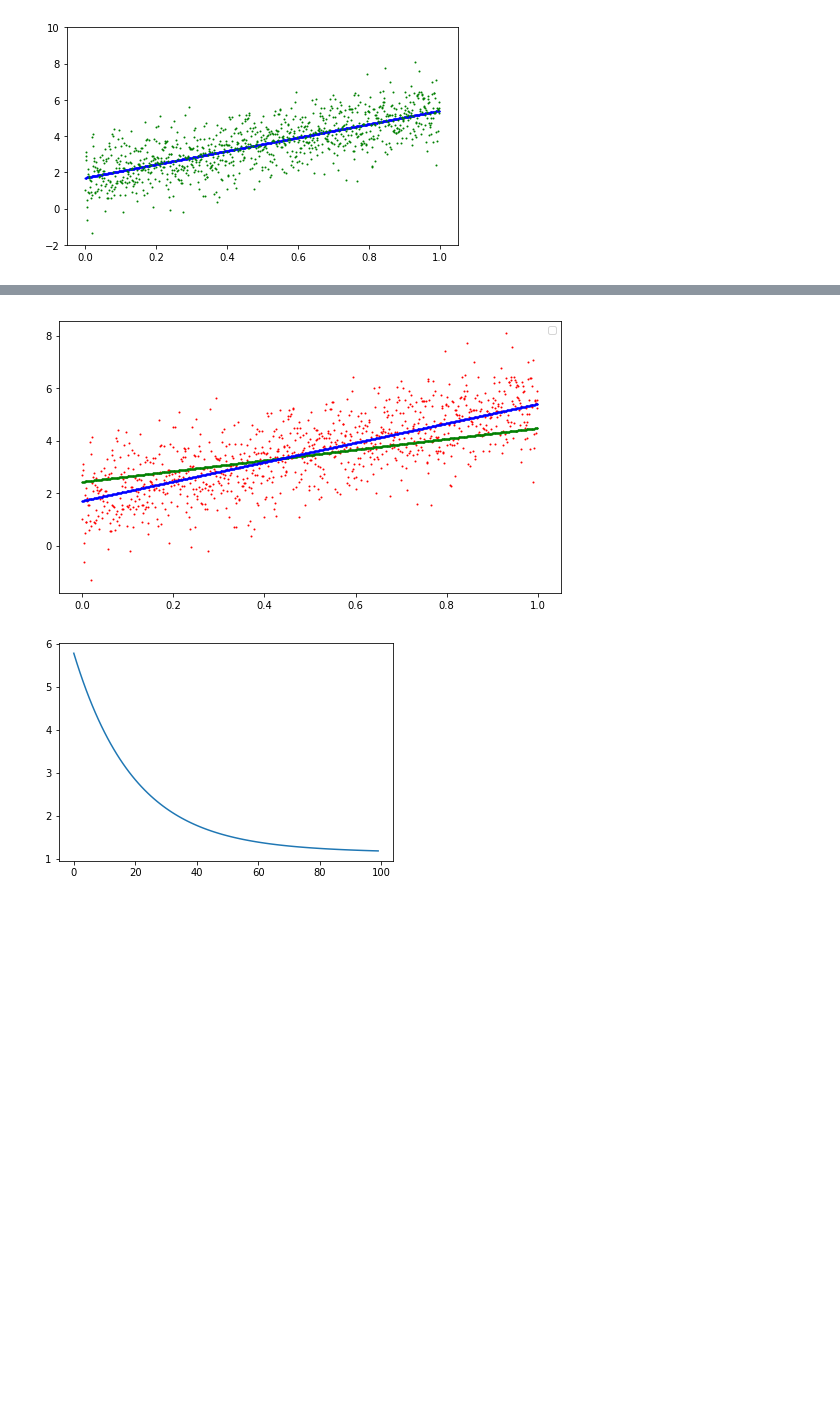
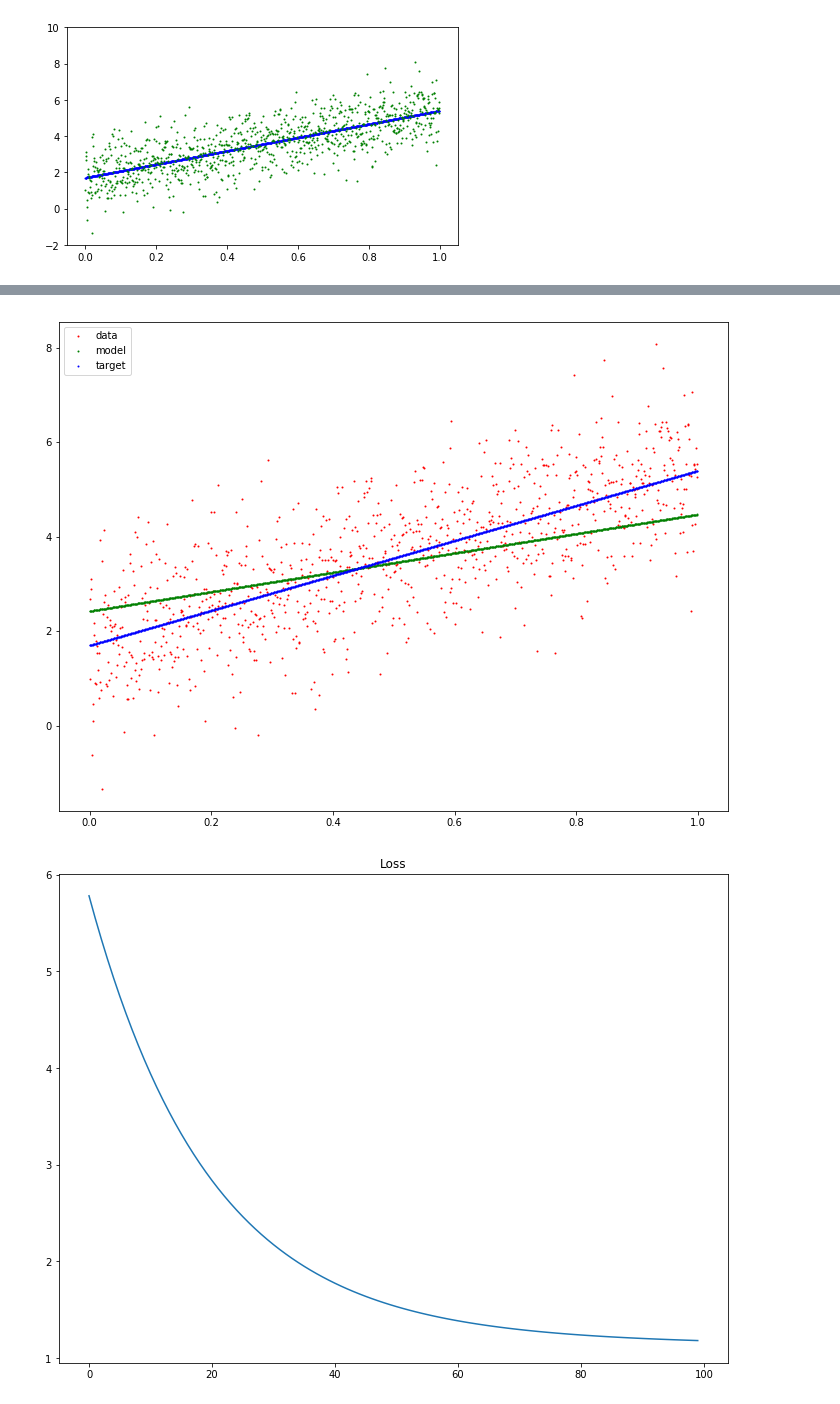
Before and after one commit to minus31/Tensorflow_Tutorial, a Jupyter notebook: 1.Tensorflow Introduction .ipynb, the cells around one changed output, grey strips where cells are left out. Cells and saved outputs as stored; diff of their text form; code cells hidden in the pictures; blank space fills up the shorter version.

```diff
--- a/1.Tensorflow Introduction .ipynb
+++ b/1.Tensorflow Introduction .ipynb
@@ -219,8 +222,7 @@ with tf.Session() as sess :
     # initializing variables
     sess.run(tf.global_variables_initializer())
     # 실제 label 값들
-    plt.figure(figsize=(9, 5))
-    plt.legend(["green", "blue"], ["model", "real"], loc=1)
+    plt.figure(figsize=(12, 9))
     plt.scatter(data, label, 1, 'r')
     loses = [] # 로스를 시각하기 위해서
 
@@ -235,8 +237,10 @@ with tf.Session() as sess :
 
     plt.scatter(data, _pred, 1, 'g') # 결과 모델의 선
     plt.scatter(data, target, 1, 'b')# 기준 선
+    plt.legend([u'data', u"model", u"target"], loc=0)
 
-    plt.figure()
+    plt.figure(figsize=(12, 9))
+    plt.title("Loss")
     plt.plot(loses)
     plt.show()
 # %% [output]
@@ -259,2 +257,2 @@ step : 90, loss : 1.2032829523086548
-[figure, old version]
+[figure, new version]
-[figure, old version]
+[figure, new version]
```
Also changed, not shown: parts of 6 cells of this notebook.
